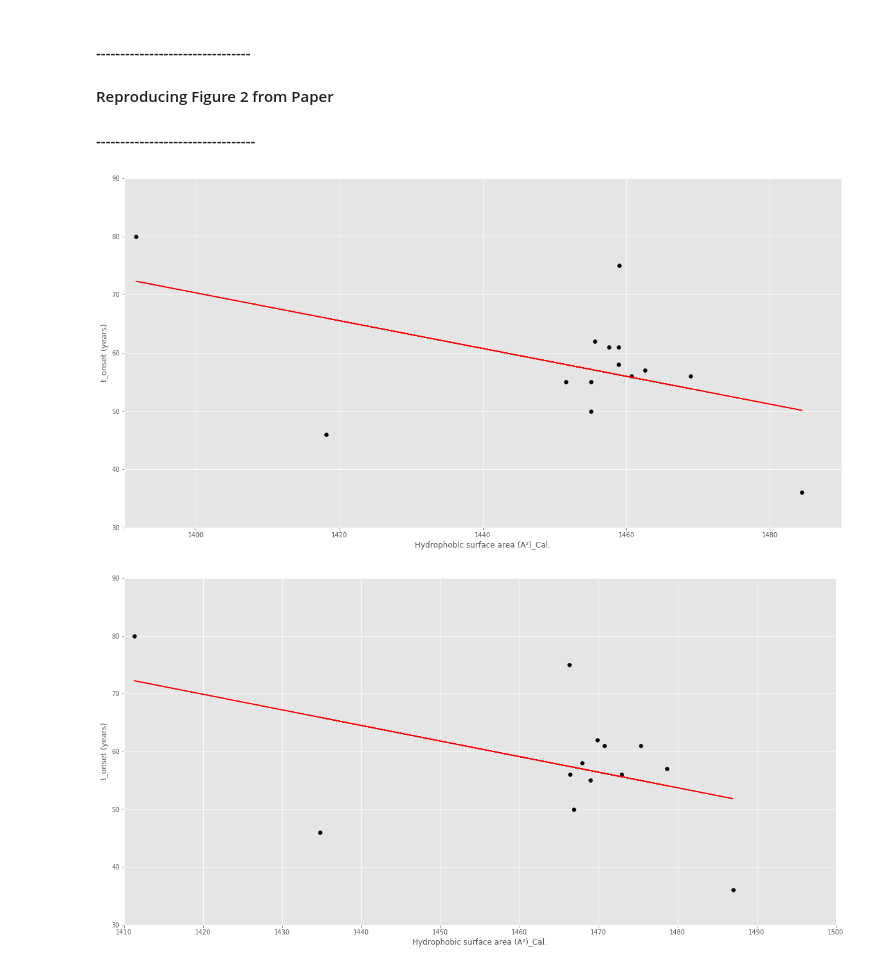
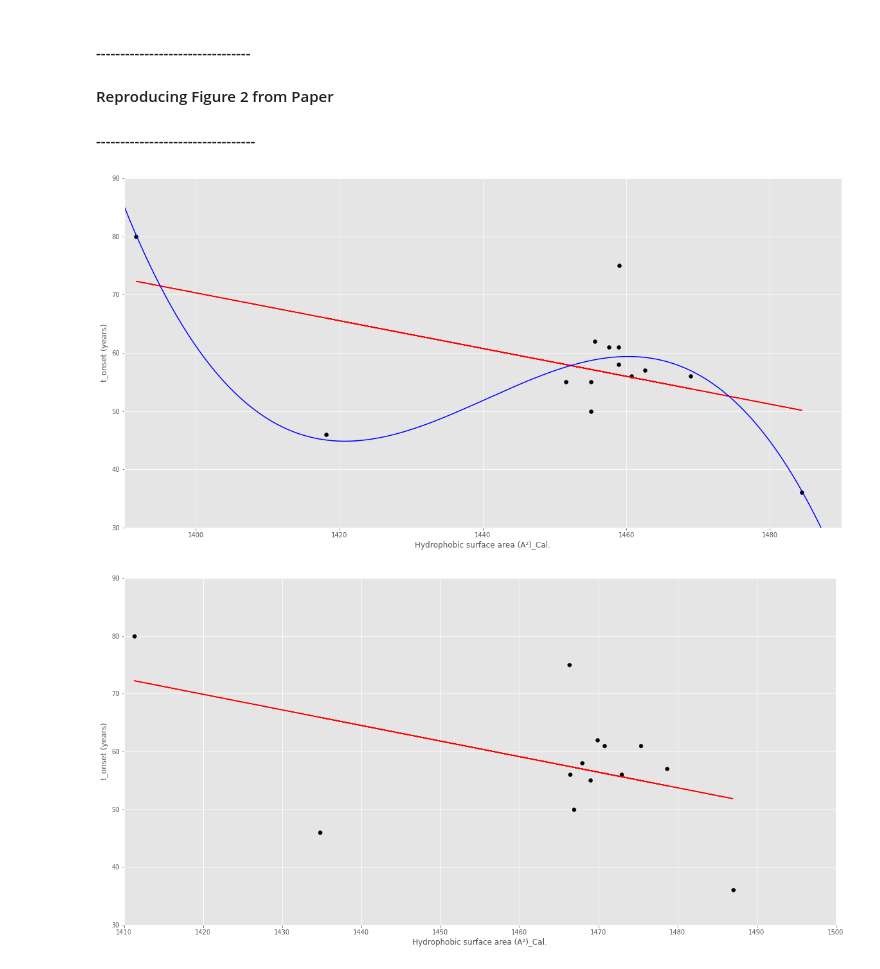
Before and after one commit to 188-project/Amyloid-Beta-Final-Project, a Jupyter notebook: 3-9 Final Project Amyloid Beta.ipynb, the cells around one changed output. Cells and saved outputs as stored; diff of their text form; code cells hidden in the pictures.

```diff
--- a/3-9 Final Project Amyloid Beta.ipynb
+++ b/3-9 Final Project Amyloid Beta.ipynb
@@ -187,0 +180,30 @@ def cubic_model(x_CM, params_CM):
+# %%
+# Create a function for generating a cubic model
+def generate_cubic_y(x_CM, params_CM):
+    y_model_CM = params_CM[0] * x_CM ** 3 + params_CM[1] * x_CM ** 2 + params_CM[2] * x_CM + params_CM[3]
+
+    return y_model_CM
+
+guess_params_dummy = [1, 1, 1, 1]
+y_dummy = x_dummy ** 3 + x_dummy ** 2 + x_dummy + 1
+assert(np.all(generate_cubic_y(x_dummy, guess_params_dummy) == y_dummy))
+
+# Create function for calculating residuals of cubic function
+def residuals_CLS(params_RCLS, x_RCLS, y_RCLS):
+    y_model_RCLS = generate_cubic_y(x_RCLS, params_RCLS) # params_RCLS = [a, b, c, d]
+
+    return (y_model_RCLS - y_RCLS)
+
+assert(np.sum(residuals_CLS(guess_params_dummy, x_dummy, y_dummy)) == 0)
+
+# Define function to return y values of model and beta values
+def generate_cubic_model(x_GCB, y_GCB, guess_params_GCB, residuals_GCB):
+    beta_GCB = least_sq(residuals_GCB, guess_params_GCB, args_LS = (x_GCB, y_GCB))
+    y_model_GCB = generate_cubic_y(x_GCB, beta_GCB)
+
+    return [y_model_GCB, beta_GCB]
+
+assert(np.all(generate_cubic_model(x_dummy, y_dummy, guess_params_dummy, residuals_CLS)[0] == y_dummy))
+
+cubic_model_dummy = generate_cubic_model(x_dummy, y_dummy, guess_params_dummy, residuals_CLS)
+plt.plot(x_dummy, cubic_model_dummy[0])
@@ -855,30 +884,39 @@ AllHydrophobicSASFig2d = rearrange_data(_2LFM_hydrophobic_SAS_subset_1, _2LFM_hy
 AllTOnsetFig2d = rearrange_data(_2LFM_t_onset_subset_1, _2LFM_t_onset_E22K, _2LFM_t_onset_E22Q, _2LFM_t_onset_D23N)
 # %%
 #Figure 2a
+import itertools
 
 #Plot data
 plt.figure(figsize = (20, 10))
 plt.scatter(AllHydrophobicSASFig2a, AllTOnsetFig2a, c = 'k')
 
 # Generate Linear Model
-guess_params_fig_2a = [-4, 300]
-model_fig_2a = generate_linear_model(AllHydrophobicSASFig2a, AllTOnsetFig2a, guess_params_fig_2a, residuals_OLS)
+guess_params_linear_fig_2a = [-4, 300]
+linear_model_fig_2a = generate_linear_model(AllHydrophobicSASFig2a, AllTOnsetFig2a, guess_params_linear_fig_2a, residuals_OLS)
 
 # Plot Models
-plt.plot(AllHydrophobicSASFig2a, model_fig_2a[0], c = 'r')
+plt.plot(AllHydrophobicSASFig2a, linear_model_fig_2a[0], c = 'r')
+
+guess_params_cubic_fig_2a = [-1, 1, 1, 1]
+cubic_model_fig_2a = generate_cubic_model(AllHydrophobicSASFig2a, AllTOnsetFig2a, guess_params_cubic_fig_2a, residuals_CLS)
+
+x_fig2a = np.linspace(1390, 1490, 1000)
+
+plt.plot(x_fig2a, generate_cubic_y(x_fig2a, cubic_model_fig_2a[1]), c = 'b')
+
 
 #Set axis limits
 axis = plt.gca()
 axis.set_xlim([1390,1490])
 axis.set_ylim([30,90])
 
 #Labels
 plt.xlabel('Hydrophobic surface area (A²)_Cal.')
 plt.ylabel('t_onset (years)')
 
 plt.show()
 # %% [output]
-[figure, old version]
+[figure, new version]
 # %%
 #Figure 2b
 
```
Also changed, not shown: parts of 13 cells of this notebook.
